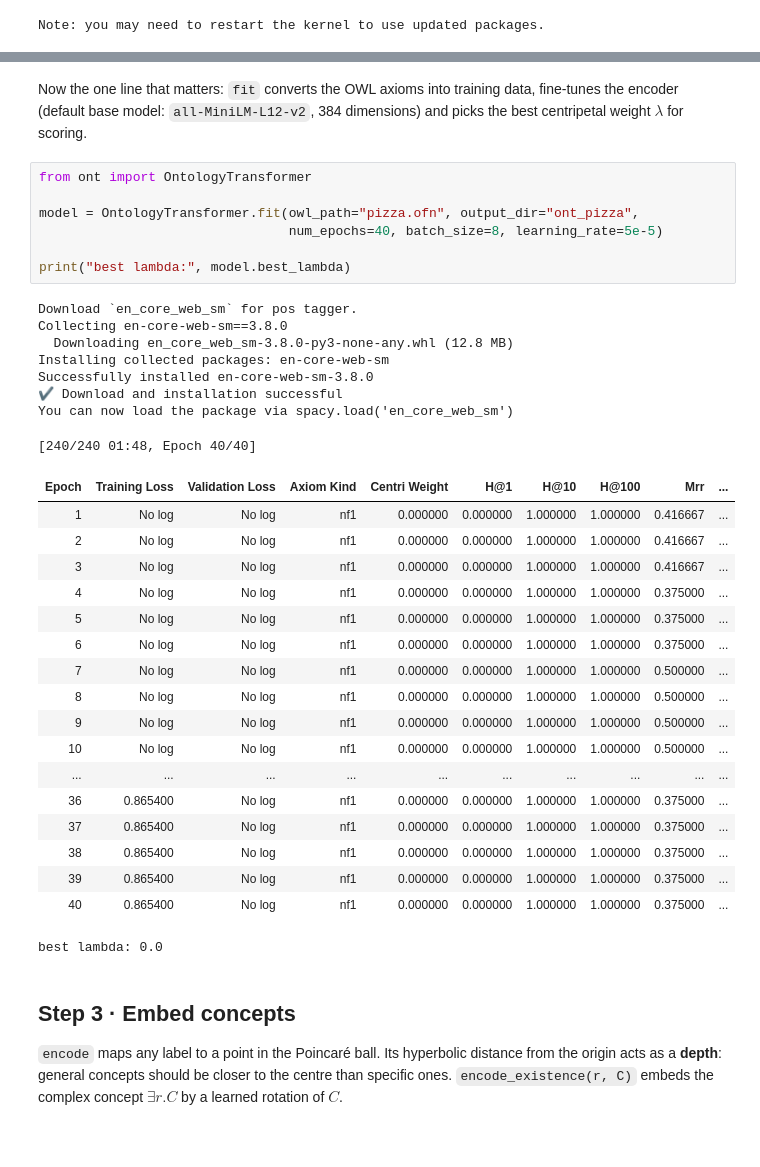
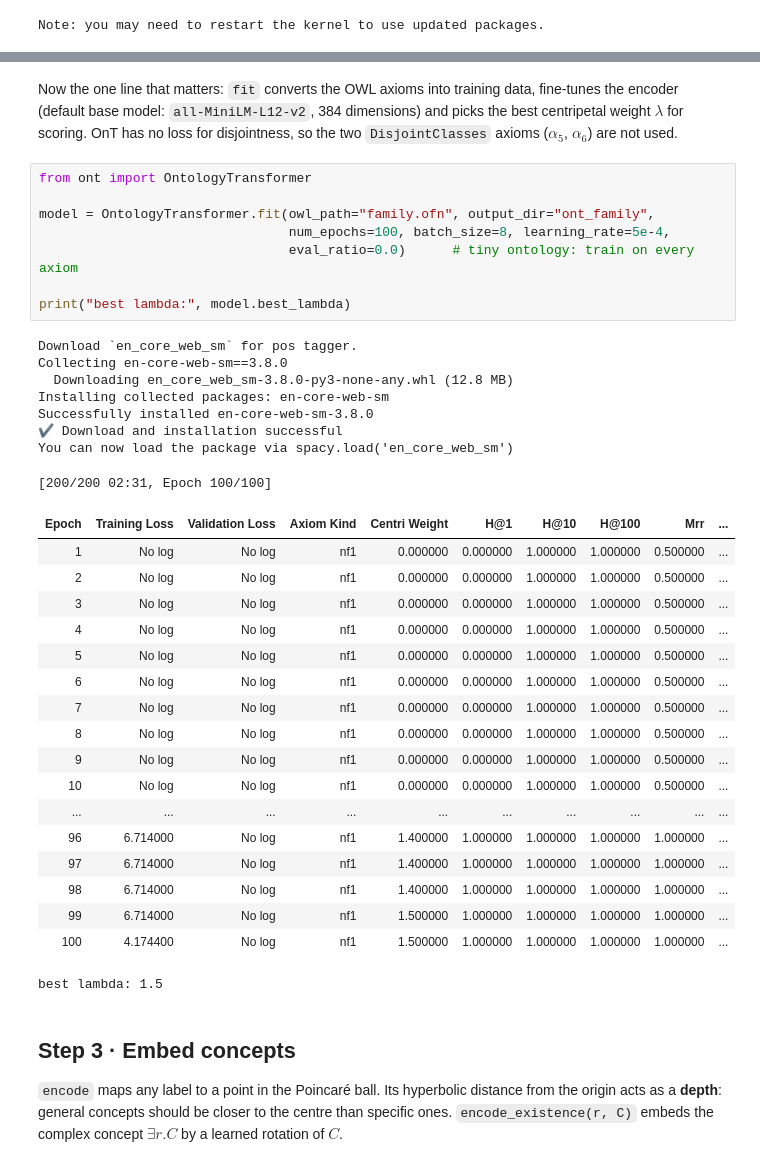
Before and after one commit to HuiYang1997/OnT, a Jupyter notebook: notebooks/OnT_Quickstart.ipynb, the cells around one changed output, grey strips where cells are left out. Saved outputs shown, nothing was run; the diff lists cells and outputs as text; blank space fills up the shorter version.

```diff
--- a/notebooks/OnT_Quickstart.ipynb
+++ b/notebooks/OnT_Quickstart.ipynb
@@ -50,40 +55,42 @@ EquivalentClasses(:CheesyPizza ObjectIntersectionOf(:Pizza ObjectSomeValuesFrom(
 # %% [markdown]
 Now the one line that matters: `fit` converts the OWL axioms into training data, fine-tunes the encoder
 (default base model: `all-MiniLM-L12-v2`, 384 dimensions) and picks the best centripetal weight $\lambda$ for scoring.
+OnT has no loss for disjointness, so the two `DisjointClasses` axioms ($\alpha_5$, $\alpha_6$) are not used.
 # %%
 from ont import OntologyTransformer
 
-model = OntologyTransformer.fit(owl_path="pizza.ofn", output_dir="ont_pizza",
-                                num_epochs=40, batch_size=8, learning_rate=5e-5)
+model = OntologyTransformer.fit(owl_path="family.ofn", output_dir="ont_family",
+                                num_epochs=100, batch_size=8, learning_rate=5e-4,
+                                eval_ratio=0.0)      # tiny ontology: train on every axiom
 
 print("best lambda:", model.best_lambda)
 # %% [output]
 Download `en_core_web_sm` for pos tagger.
 Collecting en-core-web-sm==3.8.0
   Downloading en_core_web_sm-3.8.0-py3-none-any.whl (12.8 MB)
 Installing collected packages: en-core-web-sm
 Successfully installed en-core-web-sm-3.8.0
 ✔ Download and installation successful
 You can now load the package via spacy.load('en_core_web_sm')
-[240/240 01:48, Epoch 40/40]
+[200/200 02:31, Epoch 100/100]
 | Epoch | Training Loss | Validation Loss | Axiom Kind | Centri Weight | H@1 | H@10 | H@100 | Mrr | ... |
-| 1 | No log | No log | nf1 | 0.000000 | 0.000000 | 1.000000 | 1.000000 | 0.416667 | ... |
-| 2 | No log | No log | nf1 | 0.000000 | 0.000000 | 1.000000 | 1.000000 | 0.416667 | ... |
-| 3 | No log | No log | nf1 | 0.000000 | 0.000000 | 1.000000 | 1.000000 | 0.416667 | ... |
-| 4 | No log | No log | nf1 | 0.000000 | 0.000000 | 1.000000 | 1.000000 | 0.375000 | ... |
-| 5 | No log | No log | nf1 | 0.000000 | 0.000000 | 1.000000 | 1.000000 | 0.375000 | ... |
-| 6 | No log | No log | nf1 | 0.000000 | 0.000000 | 1.000000 | 1.000000 | 0.375000 | ... |
+| 1 | No log | No log | nf1 | 0.000000 | 0.000000 | 1.000000 | 1.000000 | 0.500000 | ... |
+| 2 | No log | No log | nf1 | 0.000000 | 0.000000 | 1.000000 | 1.000000 | 0.500000 | ... |
+| 3 | No log | No log | nf1 | 0.000000 | 0.000000 | 1.000000 | 1.000000 | 0.500000 | ... |
+| 4 | No log | No log | nf1 | 0.000000 | 0.000000 | 1.000000 | 1.000000 | 0.500000 | ... |
+| 5 | No log | No log | nf1 | 0.000000 | 0.000000 | 1.000000 | 1.000000 | 0.500000 | ... |
+| 6 | No log | No log | nf1 | 0.000000 | 0.000000 | 1.000000 | 1.000000 | 0.500000 | ... |
 | 7 | No log | No log | nf1 | 0.000000 | 0.000000 | 1.000000 | 1.000000 | 0.500000 | ... |
 | 8 | No log | No log | nf1 | 0.000000 | 0.000000 | 1.000000 | 1.000000 | 0.500000 | ... |
 | 9 | No log | No log | nf1 | 0.000000 | 0.000000 | 1.000000 | 1.000000 | 0.500000 | ... |
 | 10 | No log | No log | nf1 | 0.000000 | 0.000000 | 1.000000 | 1.000000 | 0.500000 | ... |
 | ... | ... | ... | ... | ... | ... | ... | ... | ... | ... |
-| 36 | 0.865400 | No log | nf1 | 0.000000 | 0.000000 | 1.000000 | 1.000000 | 0.375000 | ... |
-| 37 | 0.865400 | No log | nf1 | 0.000000 | 0.000000 | 1.000000 | 1.000000 | 0.375000 | ... |
-| 38 | 0.865400 | No log | nf1 | 0.000000 | 0.000000 | 1.000000 | 1.000000 | 0.375000 | ... |
-| 39 | 0.865400 | No log | nf1 | 0.000000 | 0.000000 | 1.000000 | 1.000000 | 0.375000 | ... |
-| 40 | 0.865400 | No log | nf1 | 0.000000 | 0.000000 | 1.000000 | 1.000000 | 0.375000 | ... |
+| 96 | 6.714000 | No log | nf1 | 1.400000 | 1.000000 | 1.000000 | 1.000000 | 1.000000 | ... |
+| 97 | 6.714000 | No log | nf1 | 1.400000 | 1.000000 | 1.000000 | 1.000000 | 1.000000 | ... |
+| 98 | 6.714000 | No log | nf1 | 1.400000 | 1.000000 | 1.000000 | 1.000000 | 1.000000 | ... |
+| 99 | 6.714000 | No log | nf1 | 1.500000 | 1.000000 | 1.000000 | 1.000000 | 1.000000 | ... |
+| 100 | 4.174400 | No log | nf1 | 1.500000 | 1.000000 | 1.000000 | 1.000000 | 1.000000 | ... |
-best lambda: 0.0
+best lambda: 1.5
 # %% [markdown]
 ## Step 3 · Embed concepts
 
```
Also changed, not shown: parts of 11 cells of this notebook, 2 other files.
